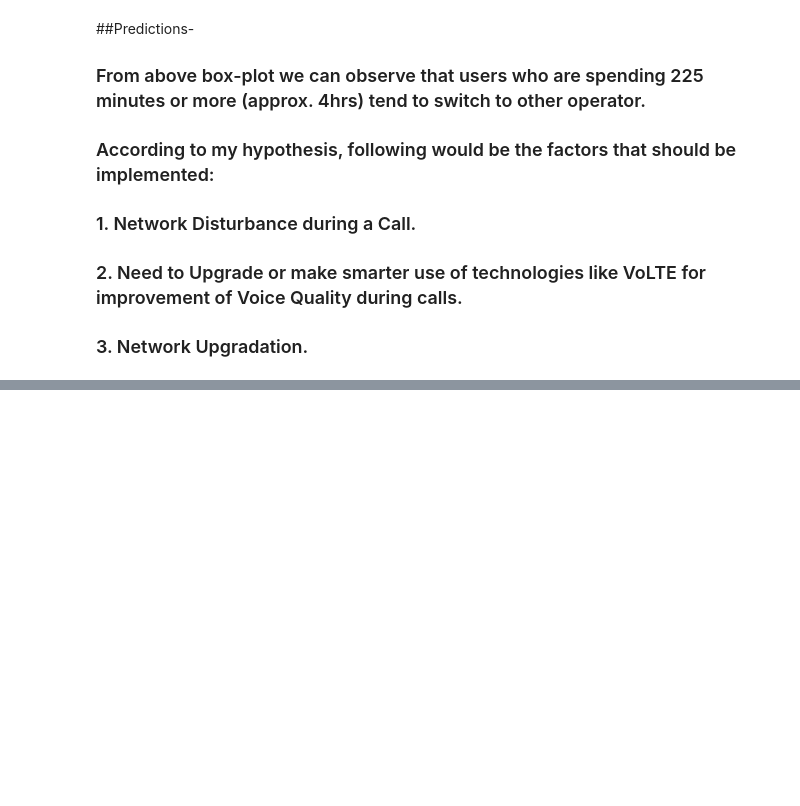
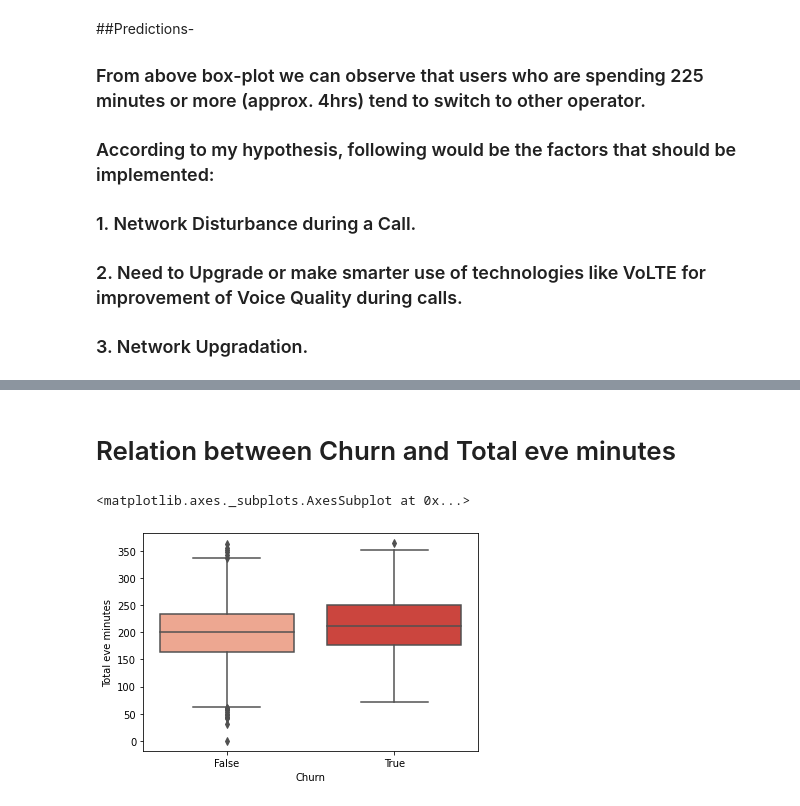
Before and after one commit to MOhitpPatil/EDA-Capstone-Project--telecom-churn-Analysis, a Jupyter notebook: Notebook_.ipynb, the cells around one changed output, grey strips where cells are left out. Drawn from its saved outputs; the diff is of its cells as text; code cells hidden in the pictures; blank space fills up the shorter version.

```diff
--- a/Notebook_.ipynb
+++ b/Notebook_.ipynb
@@ -455,0 +481,9 @@ sns.boxplot(x="Churn",y="Total day minutes",data=telecom1,palette = "Reds")
+# %% [markdown]
+# Relation between Churn and Total eve minutes
+# %%
+# Relation between Churn and Total eve minutes
+plt.subplots(figsize=(6,4))
+sns.boxplot(x="Churn",y="Total eve minutes",data=telecom1,palette = "Reds")
+# %% [output]
+<matplotlib.axes._subplots.AxesSubplot at 0x...>
+[figure, added]
```
Also changed, not shown: parts of 17 cells of this notebook.
